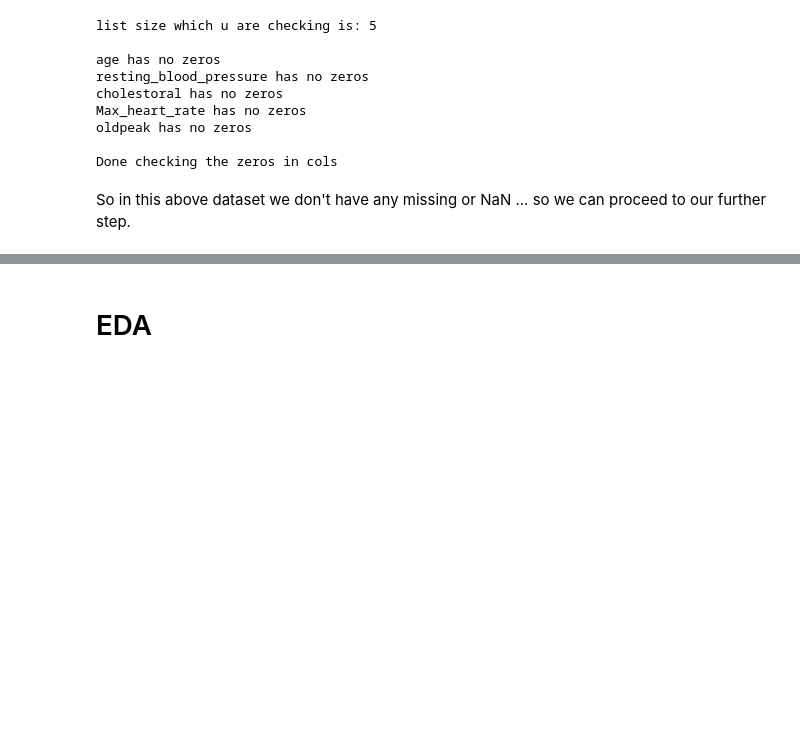
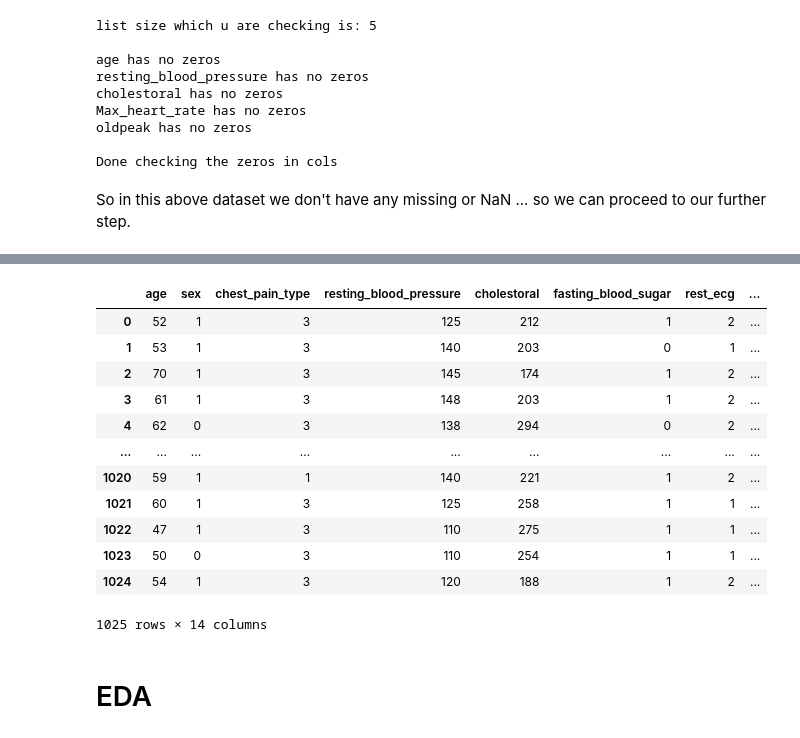
Before and after one commit to yanicodeverse/heart_disease, a Jupyter notebook: HD.ipynb, the cells around one changed output, grey strips where cells are left out. Saved outputs shown, nothing was run; the diff lists cells and outputs as text; code cells hidden in the pictures; blank space fills up the shorter version.

```diff
--- a/HD.ipynb
+++ b/HD.ipynb
@@ -141,3 +181,19 @@ So in this above dataset we don't have any missing or NaN ... so we can proceed
+# %%
+df
+# %% [output]
+|  | age | sex | chest_pain_type | resting_blood_pressure | cholestoral | fasting_blood_sugar | rest_ecg | ... |
+| 0 | 52 | 1 | 3 | 125 | 212 | 1 | 2 | ... |
+| 1 | 53 | 1 | 3 | 140 | 203 | 0 | 1 | ... |
+| 2 | 70 | 1 | 3 | 145 | 174 | 1 | 2 | ... |
+| 3 | 61 | 1 | 3 | 148 | 203 | 1 | 2 | ... |
+| 4 | 62 | 0 | 3 | 138 | 294 | 0 | 2 | ... |
+| ... | ... | ... | ... | ... | ... | ... | ... | ... |
+| 1020 | 59 | 1 | 1 | 140 | 221 | 1 | 2 | ... |
+| 1021 | 60 | 1 | 3 | 125 | 258 | 1 | 1 | ... |
+| 1022 | 47 | 1 | 3 | 110 | 275 | 1 | 1 | ... |
+| 1023 | 50 | 0 | 3 | 110 | 254 | 1 | 1 | ... |
+| 1024 | 54 | 1 | 3 | 120 | 188 | 1 | 2 | ... |
+1025 rows × 14 columns
 # %% [markdown]
 # EDA
 # %%
```
Also changed, not shown: parts of 4 cells of this notebook.
